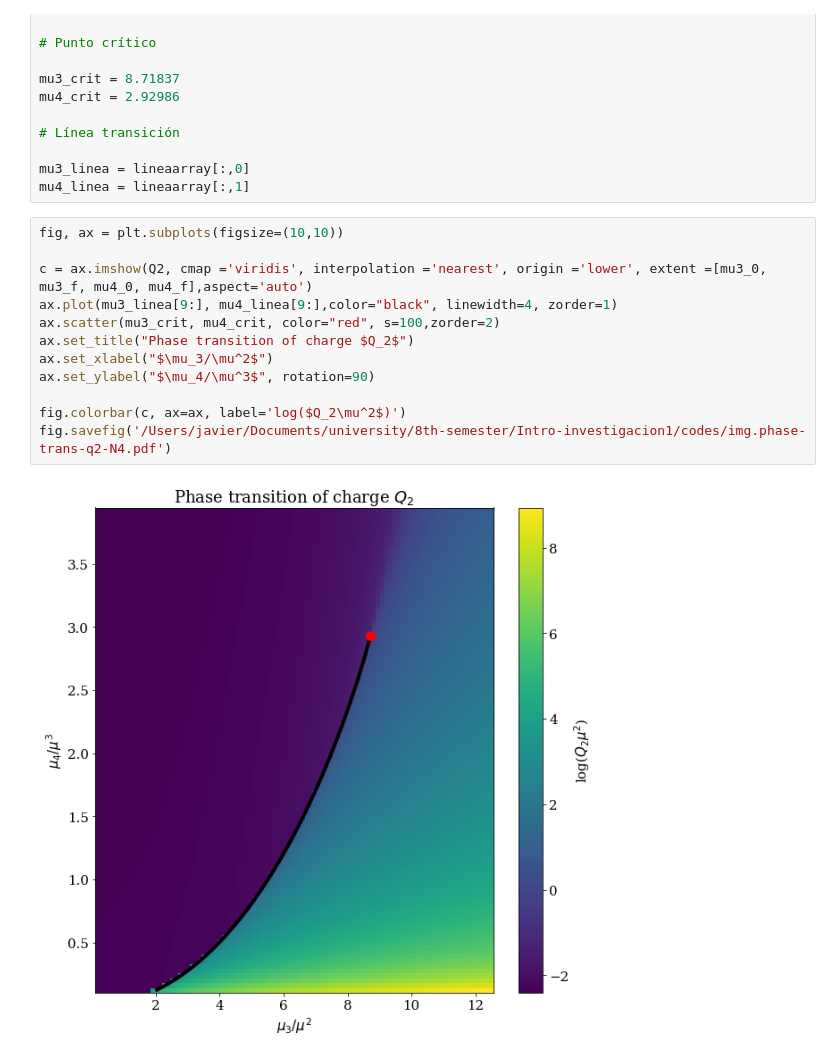
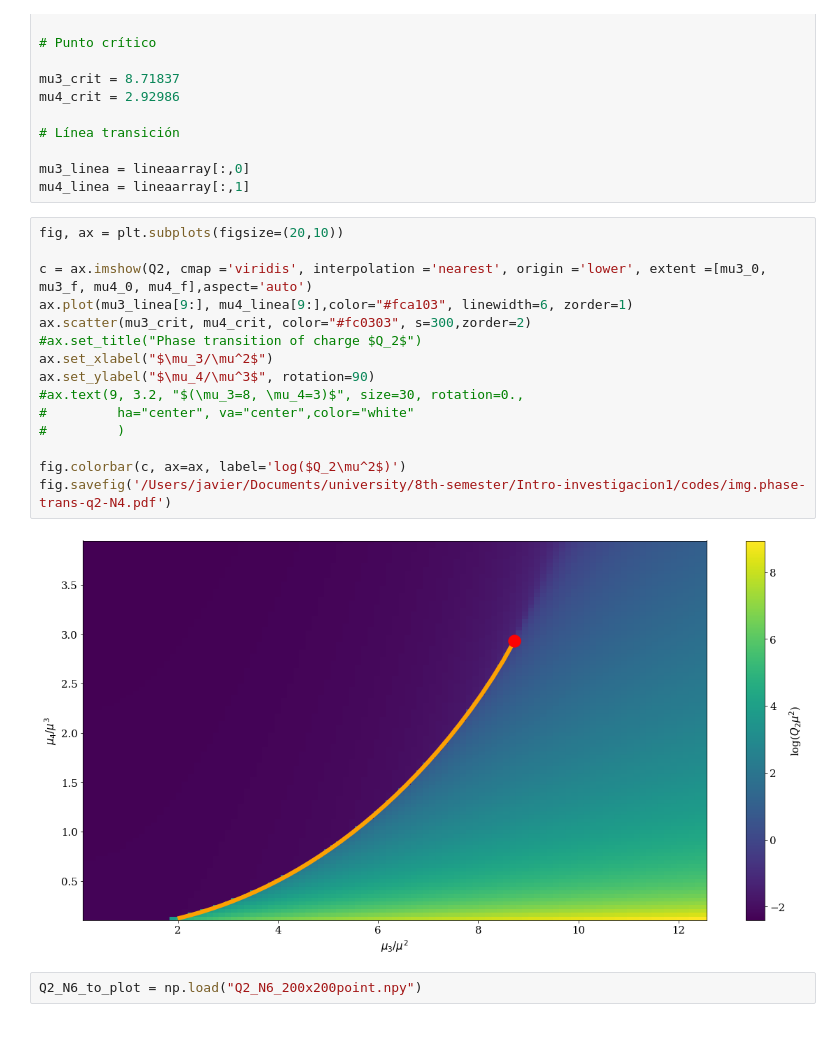
Before and after one commit to Wenupi/codes, a Jupyter notebook: plot.ipynb, the cells around one changed output. Cells and saved outputs as stored; diff of their text form; blank space fills up the shorter version.

```diff
--- a/plot.ipynb
+++ b/plot.ipynb
@@ -32,16 +32,21 @@ mu4_crit = 2.92986
 mu3_linea = lineaarray[:,0]
 mu4_linea = lineaarray[:,1]
 # %%
-fig, ax = plt.subplots(figsize=(10,10))
+fig, ax = plt.subplots(figsize=(20,10))
 
 c = ax.imshow(Q2, cmap ='viridis', interpolation ='nearest', origin ='lower', extent =[mu3_0, mu3_f, mu4_0, mu4_f],aspect='auto')
-ax.plot(mu3_linea[9:], mu4_linea[9:],color="black", linewidth=4, zorder=1)
-ax.scatter(mu3_crit, mu4_crit, color="red", s=100,zorder=2)
-ax.set_title("Phase transition of charge $Q_2$")
+ax.plot(mu3_linea[9:], mu4_linea[9:],color="#fca103", linewidth=6, zorder=1)
+ax.scatter(mu3_crit, mu4_crit, color="#fc0303", s=300,zorder=2)
+#ax.set_title("Phase transition of charge $Q_2$")
 ax.set_xlabel("$\mu_3/\mu^2$")
 ax.set_ylabel("$\mu_4/\mu^3$", rotation=90)
+#ax.text(9, 3.2, "$(\mu_3=8, \mu_4=3)$", size=30, rotation=0.,
+#         ha="center", va="center",color="white"
+#         )
 
 fig.colorbar(c, ax=ax, label='log($Q_2\mu^2$)')
 fig.savefig('/Users/javier/Documents/university/8th-semester/Intro-investigacion1/codes/img.phase-trans-q2-N4.pdf')
 # %% [output]
-[figure, old version]
+[figure, new version]
+# %%
+Q2_N6_to_plot = np.load("Q2_N6_200x200point.npy")
```
Also changed, not shown: parts of 2 cells of this notebook, 7 other files.
